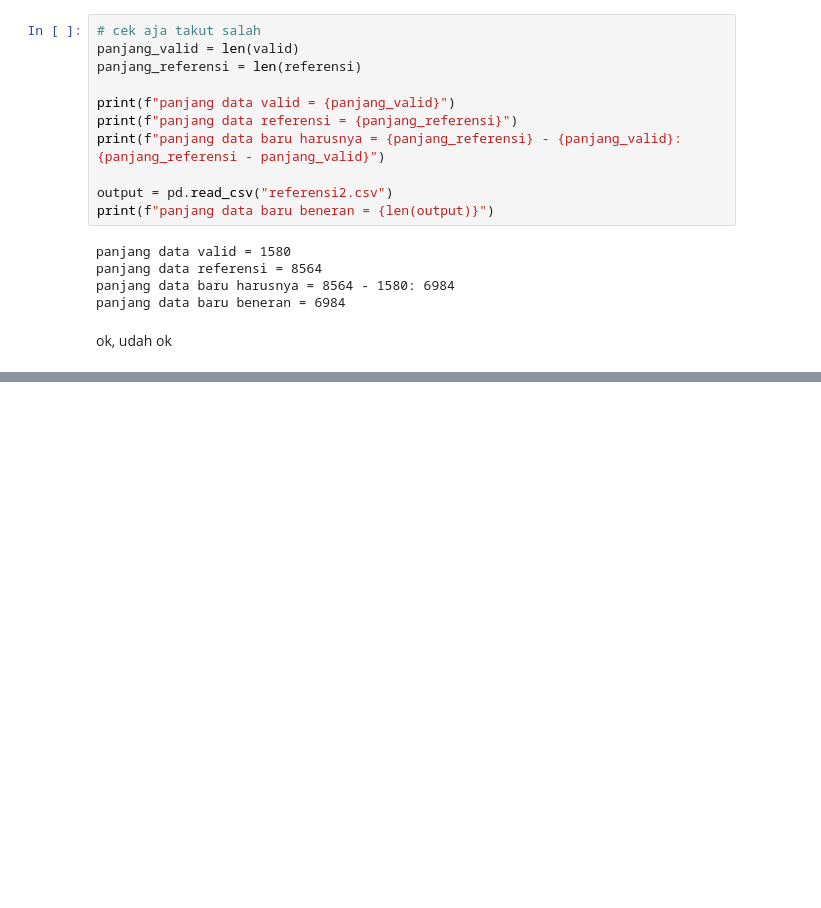
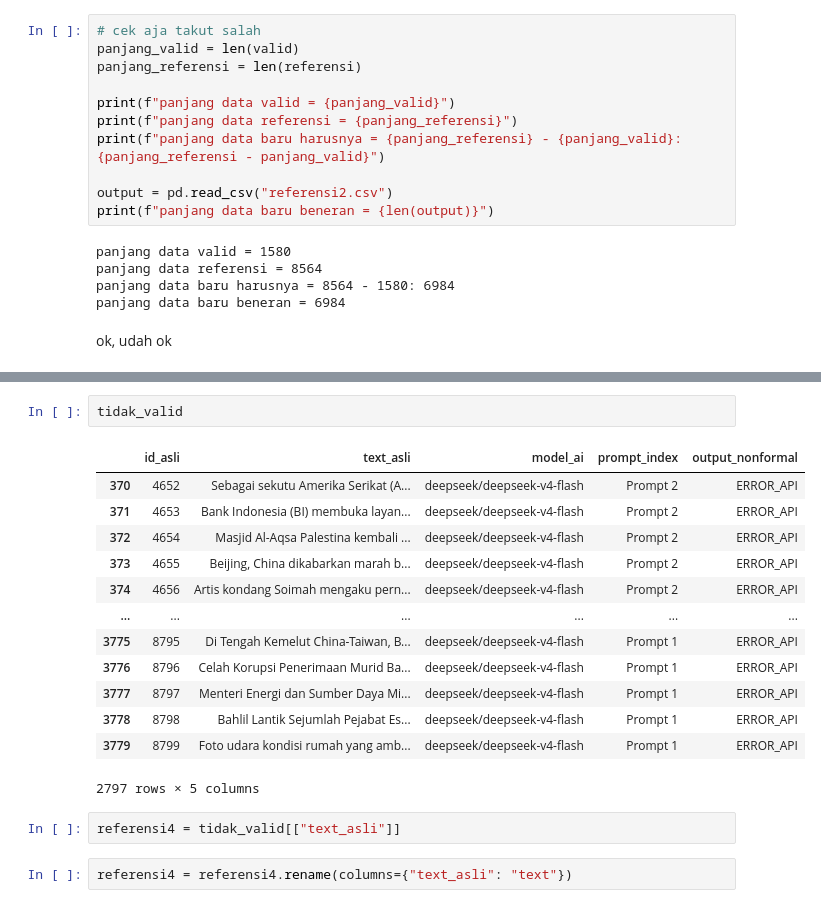
Before and after one commit to imdipo/capstone-AITF-komdigi, a Jupyter notebook: CPT/CPT.ipynb, the cells around one changed output, grey strips where cells are left out. Cells and saved outputs as stored; diff of their text form; blank space fills up the shorter version.

```diff
--- a/CPT/CPT.ipynb
+++ b/CPT/CPT.ipynb
@@ -100,0 +147,20 @@ ok, udah ok
+# %%
+tidak_valid
+# %% [output]
+|  | id_asli | text_asli | model_ai | prompt_index | output_nonformal |
+| 370 | 4652 | Sebagai sekutu Amerika Serikat (A... | deepseek/deepseek-v4-flash | Prompt 2 | ERROR_API |
+| 371 | 4653 | Bank Indonesia (BI) membuka layan... | deepseek/deepseek-v4-flash | Prompt 2 | ERROR_API |
+| 372 | 4654 | Masjid Al-Aqsa Palestina kembali ... | deepseek/deepseek-v4-flash | Prompt 2 | ERROR_API |
+| 373 | 4655 | Beijing, China dikabarkan marah b... | deepseek/deepseek-v4-flash | Prompt 2 | ERROR_API |
+| 374 | 4656 | Artis kondang Soimah mengaku pern... | deepseek/deepseek-v4-flash | Prompt 2 | ERROR_API |
+| ... | ... | ... | ... | ... | ... |
+| 3775 | 8795 | Di Tengah Kemelut China-Taiwan, B... | deepseek/deepseek-v4-flash | Prompt 1 | ERROR_API |
+| 3776 | 8796 | Celah Korupsi Penerimaan Murid Ba... | deepseek/deepseek-v4-flash | Prompt 1 | ERROR_API |
+| 3777 | 8797 | Menteri Energi dan Sumber Daya Mi... | deepseek/deepseek-v4-flash | Prompt 1 | ERROR_API |
+| 3778 | 8798 | Bahlil Lantik Sejumlah Pejabat Es... | deepseek/deepseek-v4-flash | Prompt 1 | ERROR_API |
+| 3779 | 8799 | Foto udara kondisi rumah yang amb... | deepseek/deepseek-v4-flash | Prompt 1 | ERROR_API |
+2797 rows × 5 columns
+# %%
+referensi4 = tidak_valid[["text_asli"]]
+# %%
+referensi4 = referensi4.rename(columns={"text_asli": "text"})
```
Also changed, not shown: parts of 8 cells of this notebook.
